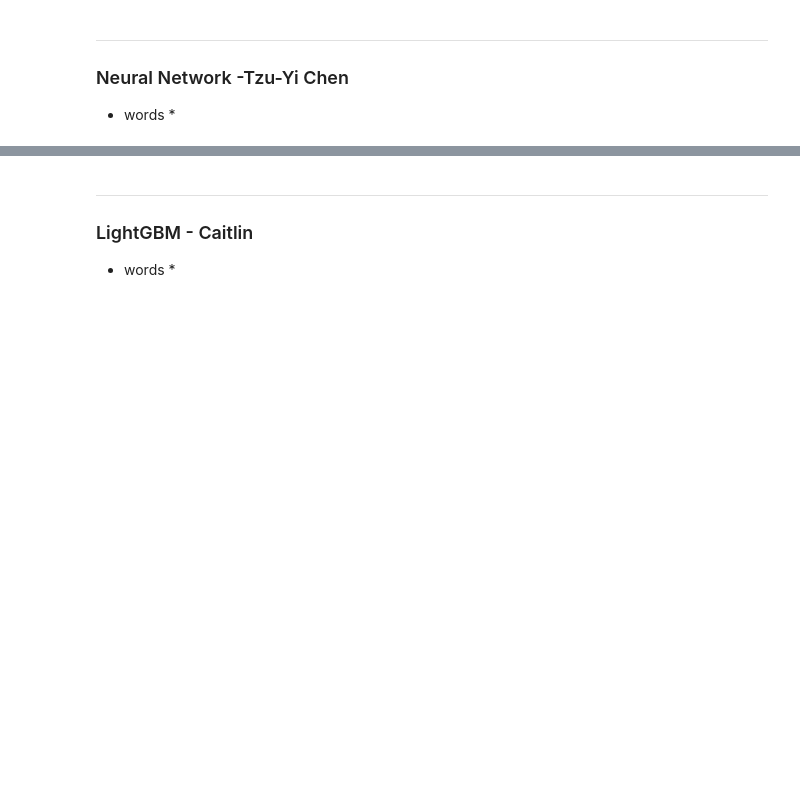
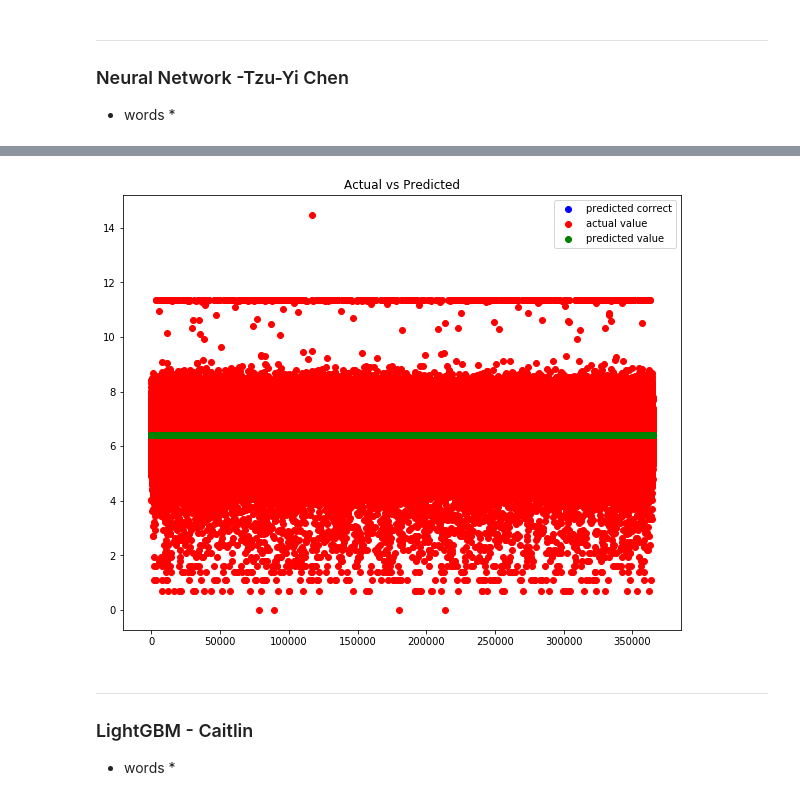
Before and after one commit to Xethagona/Taxi-Coursework, a Jupyter notebook: NYTD.ipynb, the cells around one changed output, grey strips where cells are left out. Drawn from its saved outputs; the diff is of its cells as text; code cells hidden in the pictures; blank space fills up the shorter version.

```diff
--- a/NYTD.ipynb
+++ b/NYTD.ipynb
@@ -1937,4 +1823,7 @@ def loss(y_true, y_pred):
     y_pred = y_pred + 1
     y_true = y_true + 1
     return K.sqrt(K.mean(K.square(K.log(y_pred) - K.log(y_true))))
+# %%
+train = pd.read_csv(training_zip.open('train.csv'))
+test = pd.read_csv(testing_zip.open('test.csv'))
 # %%
@@ -1975,4 +1870,4 @@ regression.add(Dropout(0.2))
 regression.add(Dense(units = 8, kernel_initializer = 'uniform'))
 regression.add(Dense(units = 1))
 regression.compile(optimizer = 'adam', loss = loss)
-regression.fit(x_train, y_train,batch_size=32,epochs=30)
+regression.fit(x_train, y_train,batch_size=32,epochs=10)
@@ -2010,3 +1937,9 @@ print(rms)
+# %%
+y_test = y_test.values
+# %%
+actvspred(y_test ,y_pred)
+# %% [output]
+[figure, added]
 # %% [markdown]
 <hr style="height: 1.0px;"/>
 
```
Also changed, not shown: parts of 16 cells of this notebook.
